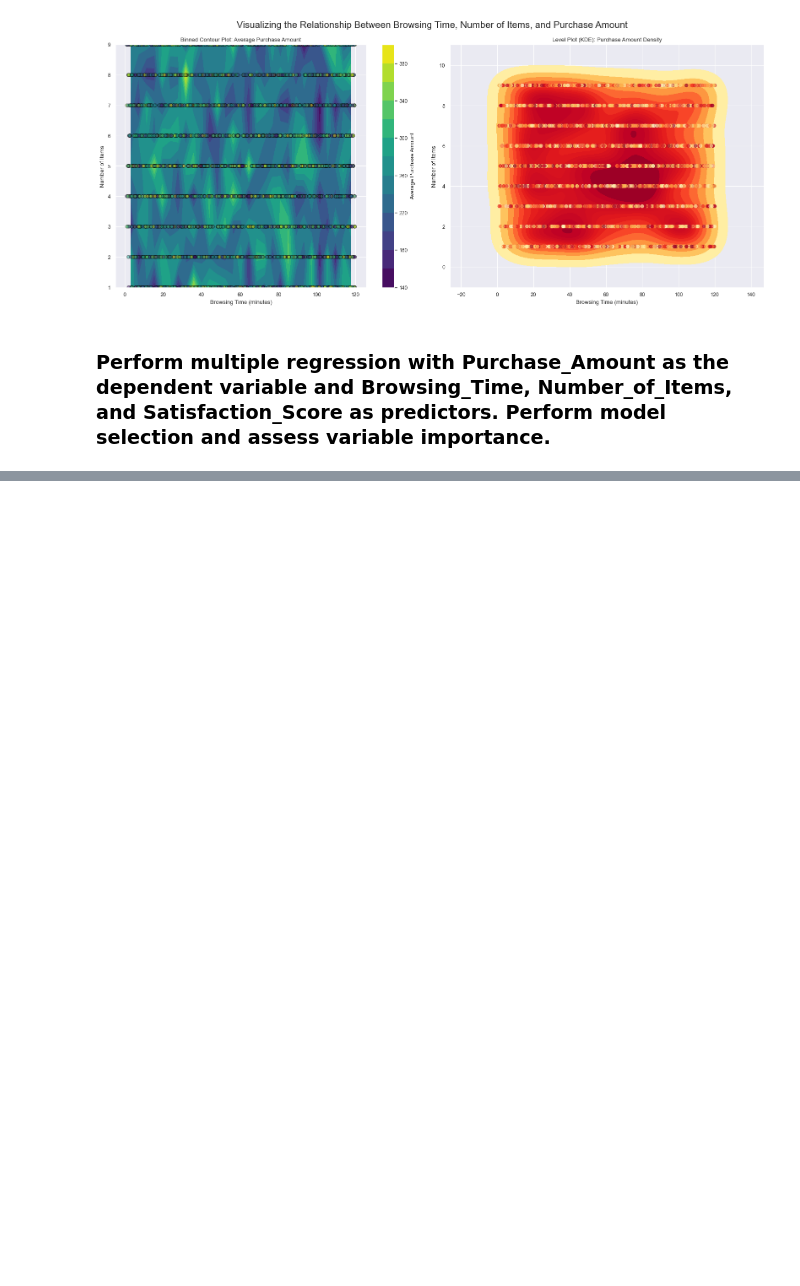
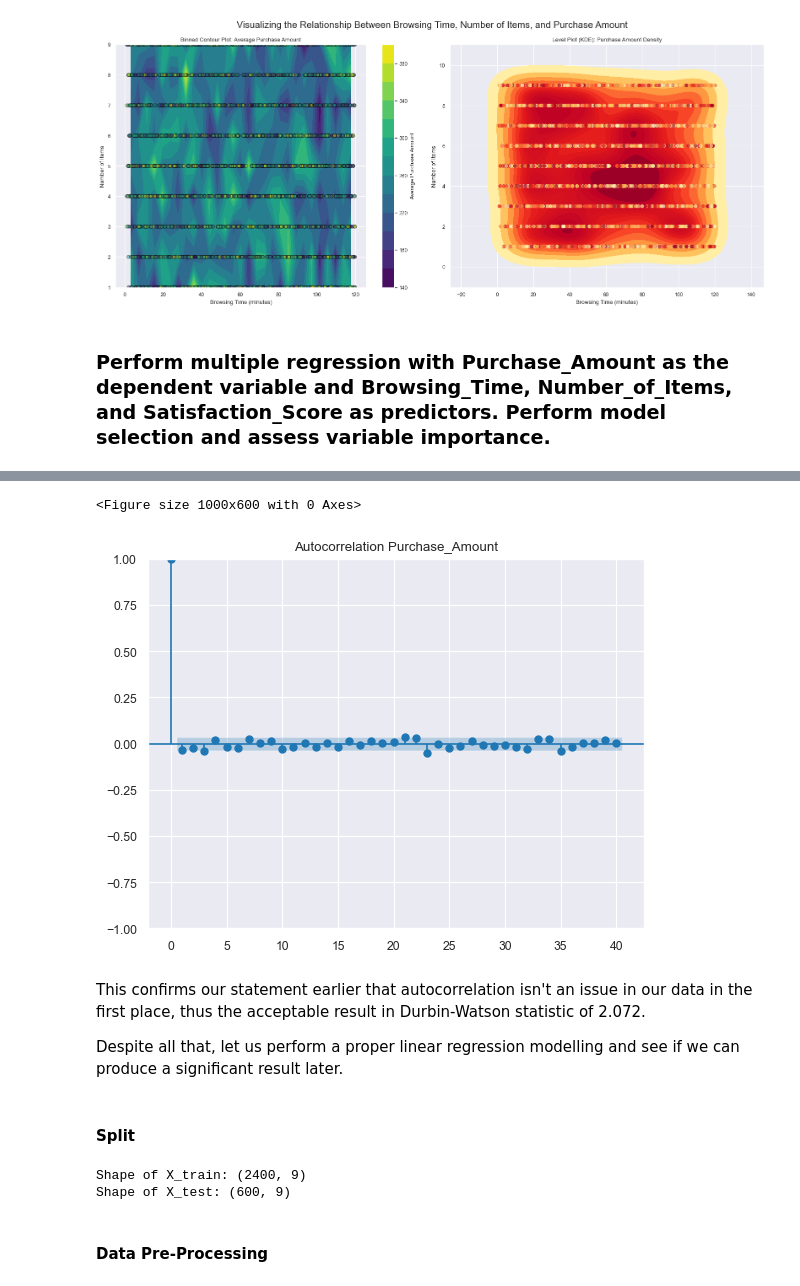
Before and after one commit to RomandRapido/DSC1105_EDA, a Jupyter notebook: SA1_Lansangan/SA1_Lansangan.ipynb, the cells around one changed output, grey strips where cells are left out. Saved outputs shown, nothing was run; the diff lists cells and outputs as text; code cells hidden in the pictures; blank space fills up the shorter version.

```diff
--- a/SA1_Lansangan/SA1_Lansangan.ipynb
+++ b/SA1_Lansangan/SA1_Lansangan.ipynb
@@ -622,0 +641,32 @@ Notes:
+# %%
+from statsmodels.graphics.tsaplots import plot_acf
+
+plt.figure(figsize=(10, 6))
+plot_acf(df['Purchase_Amount'], lags=40, alpha=0.05)
+plt.title('Autocorrelation Purchase_Amount')
+plt.show();
+# %% [output]
+<Figure size 1000x600 with 0 Axes>
+[figure, added]
+# %% [markdown]
+This confirms our statement earlier that autocorrelation isn't an issue in our data in the first place, thus the acceptable result in Durbin-Watson statistic of 2.072.
+
+Despite all that, let us perform a proper linear regression modelling and see if we can produce a significant result later.
+# %% [markdown]
+#### Split
+# %%
+from sklearn.model_selection import train_test_split
+y = df['Purchase_Amount'].copy()
+X = df.drop(columns="Purchase_Amount").copy().set_index("Customer_ID")
+
+X_train, X_test, y_train, y_test = train_test_split(
+    X, y, test_size=0.2, random_state=42
+)
+
+print("Shape of X_train:", X_train.shape)
+print("Shape of X_test:", X_test.shape)
+# %% [output]
+Shape of X_train: (2400, 9)
+Shape of X_test: (600, 9)
+# %% [markdown]
+#### Data Pre-Processing
```
Also changed, not shown: parts of 10 cells of this notebook, 1 other file.
